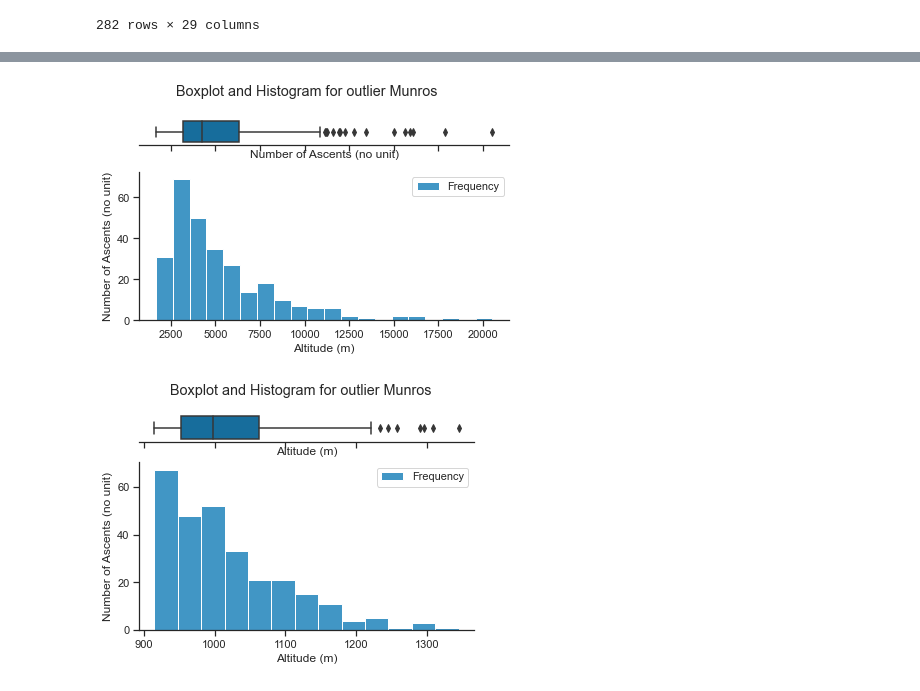
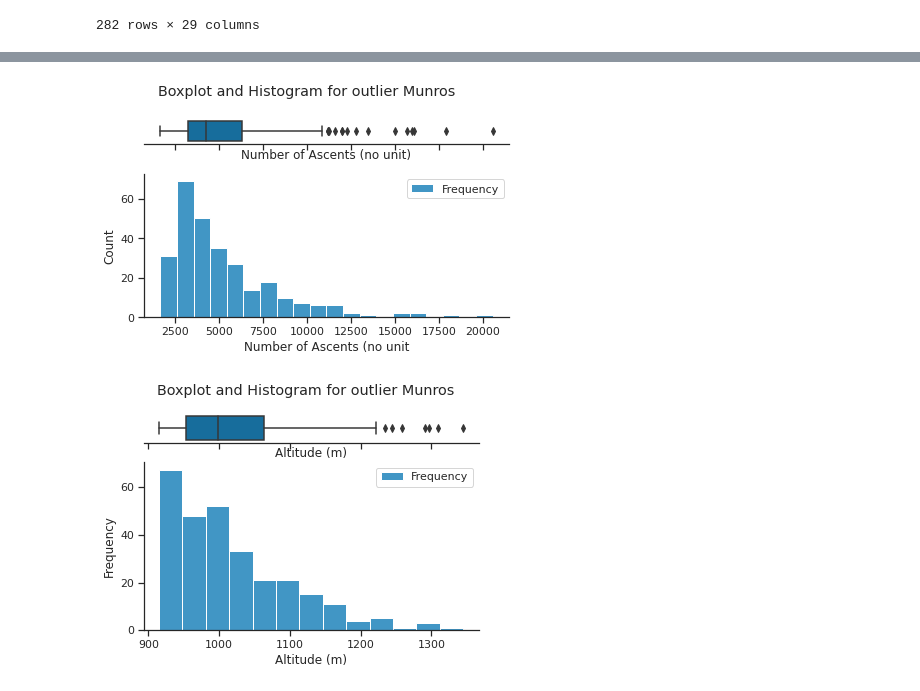
Before and after one commit to filipbalucha/FDS_final_project, a Jupyter notebook: visualization.ipynb, the cells around one changed output, grey strips where cells are left out. Drawn from its saved outputs; the diff is of its cells as text; code cells hidden in the pictures.

```diff
--- a/visualization.ipynb
+++ b/visualization.ipynb
@@ -120,8 +119,8 @@ f, (ax_box, ax_hist) = plt.subplots(2, sharex=True,
 plt.suptitle('Boxplot and Histogram for outlier Munros')
 sns.boxplot(df['ascent_count'], ax=ax_box)
 sns.histplot(df['ascent_count'], ax=ax_hist, bins='fd', label='Frequency')
-ax_hist.set_ylabel('Number of Ascents (no unit)')
-ax_hist.set_xlabel('Altitude (m)')
+ax_hist.set_ylabel('Count')
+ax_hist.set_xlabel('Number of Ascents (no unit')
 plt.legend()
 
 ax_box.set(yticks=[])
@@ -132,20 +131,20 @@ sns.set_palette("colorblind")
 plt.tight_layout()
 plt.show()
 # %% [output]
-[figure, old version]
+[figure, new version]
 # %%
 f, (ax_box, ax_hist) = plt.subplots(2, sharex=True,
                                     gridspec_kw={"height_ratios": (.15, .85)},figsize=(6,4))
 plt.suptitle('Boxplot and Histogram for outlier Munros')
-ax_hist.set_ylabel('Number of Ascents (no unit)')
+ax_hist.set_ylabel('Frequency')
 ax_hist.set_xlabel('Altitude (m)')
 sns.boxplot(df['altitude'], ax=ax_box)
 sns.histplot(df['altitude'], ax=ax_hist, bins='fd', label='Frequency')
 plt.legend()
 
 ax_box.set(yticks=[])
 ax_box.set_xlabel('Altitude (m)')
 sns.despine(ax=ax_hist)
 sns.despine(ax=ax_box, left=True)
 # %% [output]
-[figure, old version]
+[figure, new version]
```
Also changed, not shown: parts of 8 cells of this notebook, 4 other files.
